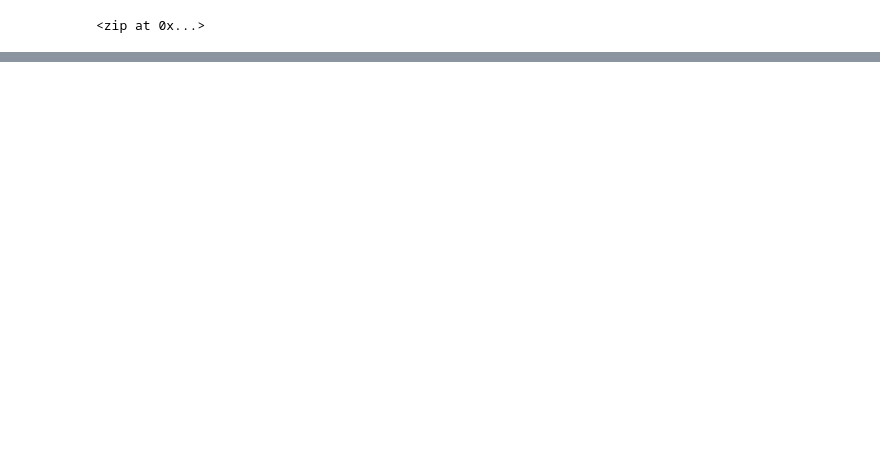
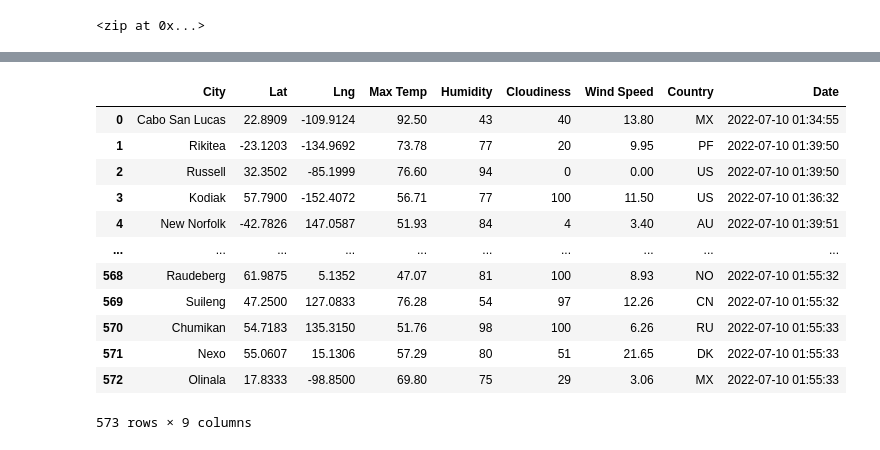
Before and after one commit to clevkelz/World_Weather_Analysis, a Jupyter notebook: WeatherPy.ipynb, the cells around one changed output, grey strips where cells are left out. Saved outputs shown, nothing was run; the diff lists cells and outputs as text; code cells hidden in the pictures; blank space fills up the shorter version.

```diff
--- a/WeatherPy.ipynb
+++ b/WeatherPy.ipynb
@@ -56,0 +80,15 @@ len(cities)
+# %%
+# Starting URL for Weather Map API Call. THIS WAS ALSO NOT REALLY CLEAR FROM THE INSTRUCTIONS
+
+
+url = "http://api.openweathermap.org/data/2.5/weather?units=Imperial&APPID=" + weather_api_key
+# %%
+# Create an empty list to hold the weather data. - this is ok
+city_data = []
+# Print the beginning of the logging.
+print("Beginning Data Retrieval     ")
+print("-----------------------------")
+
+# Create counters.
+record_count = 1
+set_count = 1
@@ -56,0 +169,18 @@ len(cities)
+# %%
+# Convert the array of dictionaries to a Pandas DataFrame.
+city_data_df = pd.DataFrame(city_data)
+city_data_df
+# %% [output]
+|  | City | Lat | Lng | Max Temp | Humidity | Cloudiness | Wind Speed | Country | Date |
+| 0 | Cabo San Lucas | 22.8909 | -109.9124 | 92.50 | 43 | 40 | 13.80 | MX | 2022-07-10 01:34:55 |
+| 1 | Rikitea | -23.1203 | -134.9692 | 73.78 | 77 | 20 | 9.95 | PF | 2022-07-10 01:39:50 |
+| 2 | Russell | 32.3502 | -85.1999 | 76.60 | 94 | 0 | 0.00 | US | 2022-07-10 01:39:50 |
+| 3 | Kodiak | 57.7900 | -152.4072 | 56.71 | 77 | 100 | 11.50 | US | 2022-07-10 01:36:32 |
+| 4 | New Norfolk | -42.7826 | 147.0587 | 51.93 | 84 | 4 | 3.40 | AU | 2022-07-10 01:39:51 |
+| ... | ... | ... | ... | ... | ... | ... | ... | ... | ... |
+| 568 | Raudeberg | 61.9875 | 5.1352 | 47.07 | 81 | 100 | 8.93 | NO | 2022-07-10 01:55:32 |
+| 569 | Suileng | 47.2500 | 127.0833 | 76.28 | 54 | 97 | 12.26 | CN | 2022-07-10 01:55:32 |
+| 570 | Chumikan | 54.7183 | 135.3150 | 51.76 | 98 | 100 | 6.26 | RU | 2022-07-10 01:55:33 |
+| 571 | Nexo | 55.0607 | 15.1306 | 57.29 | 80 | 51 | 21.65 | DK | 2022-07-10 01:55:33 |
+| 572 | Olinala | 17.8333 | -98.8500 | 69.80 | 75 | 29 | 3.06 | MX | 2022-07-10 01:55:33 |
+573 rows × 9 columns
```
Also changed, not shown: parts of 15 cells of this notebook, 1 other file.
